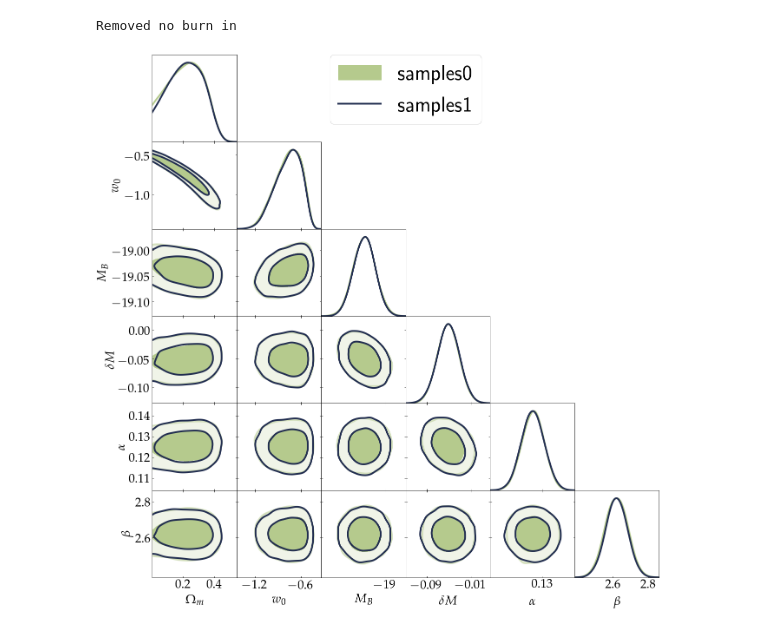
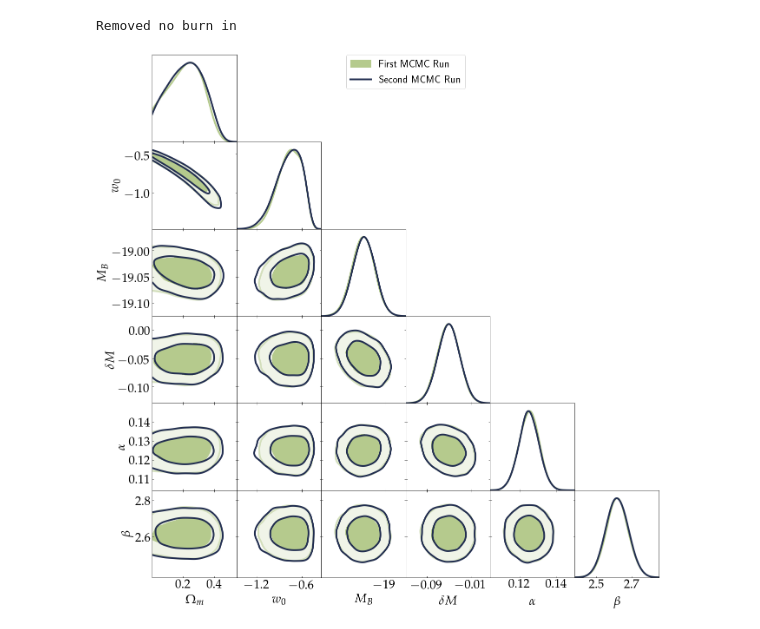
Before and after one commit to Harry45/COMGAP, a Jupyter notebook: triangle.ipynb, the cells around one changed output. Drawn from its saved outputs; the diff is of its cells as text; code cells hidden in the pictures.

```diff
--- a/triangle.ipynb
+++ b/triangle.ipynb
@@ -19,7 +19,7 @@ plt.rc('font',**{'family':'sans-serif','serif':['Palatino']})
 settings={'mult_bias_correction_order':0,'smooth_scale_2D':0.3, 'smooth_scale_1D':0.3}
 np.set_printoptions(precision=3)
 # %%
-sample_name = 'second_400'
+sample_name = 'second_200'
 # %%
 samples_emcee = hp.read_list('../samples', 'emulator_'+sample_name+'_1')
 # %%
@@ -38,36 +38,36 @@ ndim     = 6
 names    = ["x%s"%i for i in range(ndim)]
 labels   =  [r'$\Omega_{m}$', r'$w_{0}$', r'$M_{B}$', r'$\delta M$', r'$\alpha$', r'$\beta$']
 
-samples = samples_emcee.chain[:, burnin:, :].reshape((-1, ndim))
-cut_samps = samples[samples[:,0]>=0.0,:]
-samples1= MCSamples(samples=cut_samps, names = names, labels = labels, ranges={'x0':(0.0, None), 'x4':(0.05, 0.15)}, settings=settings)
+samples_emcee = samples_emcee.chain[:, burnin:, :].reshape((-1, ndim))
+cut_samps = samples_emcee[samples_emcee[:,0]>=0.0,:]
+samples1= MCSamples(samples=cut_samps, names = names, labels = labels, ranges={'x0':(0.0, None), 'x4':(0.05, 0.15)}, settings=settings, label='First MCMC Run')
 # %% [output]
 Removed no burn in
 # %%
-samples = samples_emu.chain[:, burnin:, :].reshape((-1, ndim))
-cut_samps = samples[samples[:,0]>=0.0,:]
-samples2= MCSamples(samples=cut_samps, names = names, labels = labels, ranges={'x0':(0.0, None), 'x4':(0.05, 0.15)}, settings=settings)
+samples_emu = samples_emu.chain[:, burnin:, :].reshape((-1, ndim))
+cut_samps = samples_emu[samples_emu[:,0]>=0.0,:]
+samples2= MCSamples(samples=cut_samps, names = names, labels = labels, ranges={'x0':(0.0, None), 'x4':(0.05, 0.15)}, settings=settings, label='Second MCMC Run')
 # %% [output]
 Removed no burn in
 # %%
 c1 = '#B5CA8D'
 c3 = '#222E50'
 alpha = 0.7
 contours = np.array([0.68,0.95])
 
 G = plots.getSubplotPlotter(subplot_size=3)
 G.settings.solid_contour_palefactor = 0.8
 G.settings.alpha_filled_add = alpha
 G.settings.num_plot_contours = 2
 G.settings.lw_contour = 5
 G.settings.axes_fontsize = 30
 G.settings.lab_fontsize = 30
 G.settings.fontsize = 35 # important for padding in x-axis
-G.settings.legend_fontsize = 50
+G.settings.legend_fontsize = 25
 samples1.updateSettings({'contours': [0.68, 0.95]})
 samples2.updateSettings({'contours': [0.68, 0.95]})
 G.triangle_plot([samples1, samples2], filled = [True, False], contour_colors=[c1, c3], contour_lws=[4, 4], contour_ls=['-', '-'])
-# plt.savefig('plots/exact_1.pdf', transparent = False, bbox_inches = 'tight')
+# plt.savefig('plots/triangle_plot_'+sample_name+'.pdf', transparent = False, bbox_inches = 'tight')
 plt.show()
 # %% [output]
-[figure, old version]
+[figure, new version]
```
Also changed, not shown: parts of 2 cells of this notebook, 10 other files.
